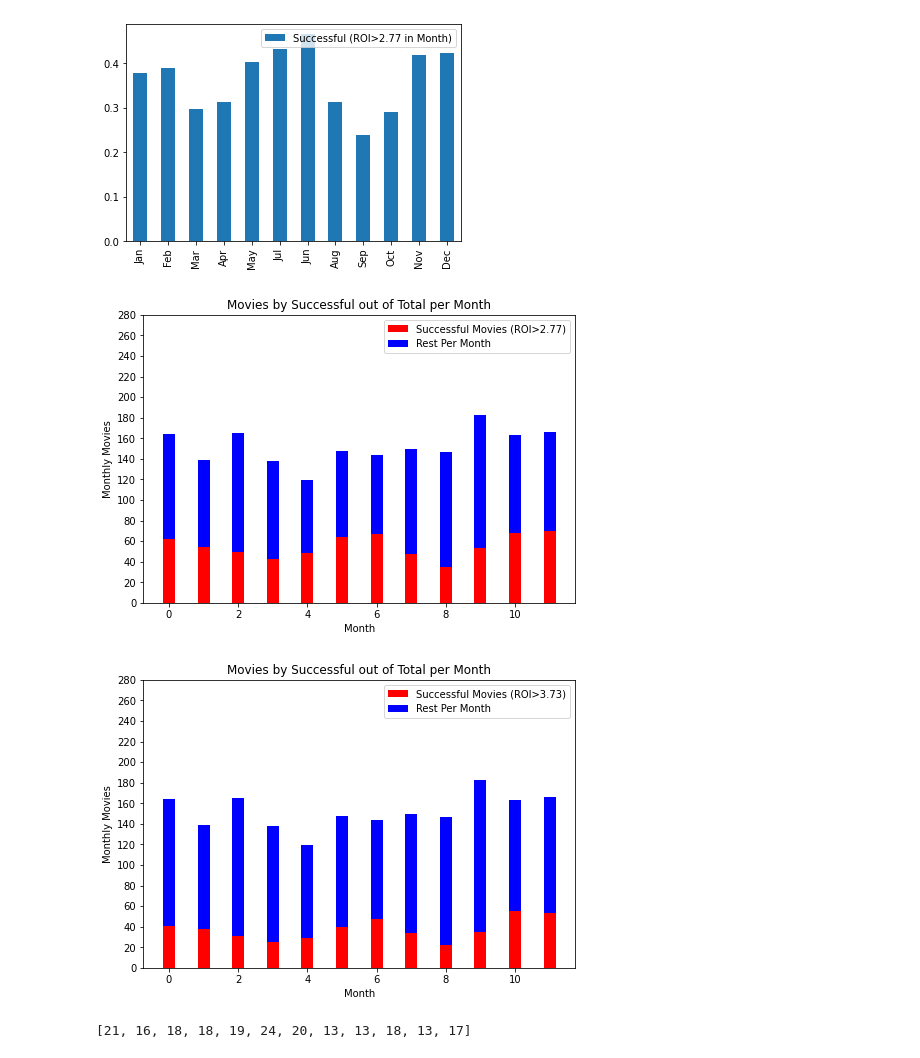
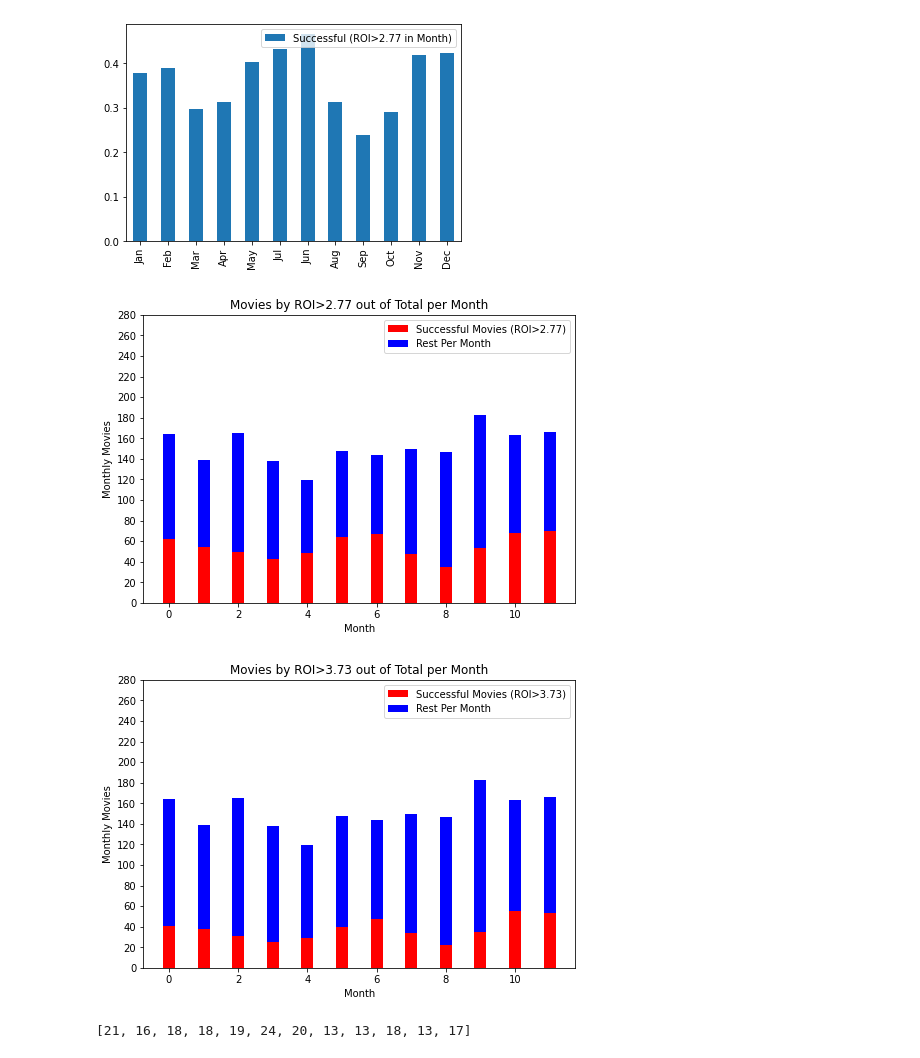
Before and after one commit to cspence001/Boxoffice_Project, a Jupyter notebook: ROI success tests per month.ipynb, the cells around one changed output. Cells and saved outputs as stored; diff of their text form; code cells hidden in the pictures.

Commit message:
Updated Chart Titles

```diff
--- a/ROI success tests per month.ipynb
+++ b/ROI success tests per month.ipynb
@@ -223,35 +223,35 @@ Successful = ([len(jan_df.loc[jan_df["ROI"] >= sroi]),
                len(aug_df.loc[aug_df["ROI"] >= sroi]),
                len(sep_df.loc[sep_df["ROI"] >= sroi]),
                len(oct_df.loc[oct_df["ROI"] >= sroi]),
                len(nov_df.loc[nov_df["ROI"] >= sroi]),
                len(dec_df.loc[dec_df["ROI"] >= sroi])])
 Rest =     ([len(jan_df.loc[jan_df["ROI"] <= sroi]),
                len(feb_df.loc[feb_df["ROI"] <= sroi]),
                len(mar_df.loc[mar_df["ROI"] <= sroi]),
                len(apr_df.loc[apr_df["ROI"] <= sroi]),
                len(may_df.loc[may_df["ROI"] <= sroi]),
                len(jun_df.loc[jun_df["ROI"] <= sroi]),
                len(jul_df.loc[jul_df["ROI"] <= sroi]),
                len(aug_df.loc[aug_df["ROI"] <= sroi]),
                len(sep_df.loc[sep_df["ROI"] <= sroi]),
                len(oct_df.loc[oct_df["ROI"] <= sroi]),
                len(nov_df.loc[nov_df["ROI"] <= sroi]),
                len(dec_df.loc[dec_df["ROI"] <= sroi])])
 
 ind = np.arange(N) # the x locations for the groups
 width = 0.35
 fig = plt.figure()
 ax = fig.add_axes([0,0,1,1])
 ax.bar(ind, Successful, width, color='r')
 ax.bar(ind, Rest, width,bottom=Successful, color='b')
 ax.set_ylabel('Monthly Movies')
 ax.set_xlabel('Month')
-ax.set_title('Movies by Successful out of Total per Month')
+ax.set_title('Movies by ROI>2.77 out of Total per Month')
 ax.set_yticks(np.arange(0, 300, 20))
 ax.legend(labels=['Successful Movies (ROI>2.77)', 'Rest Per Month'])
 plt.show()
 # %% [output]
-[figure, old version]
+[figure, new version]
 # %%
 #Stacked Bar Chart of Successfull Movies ROI<2.77
 sroi = 3.73
@@ -289,12 +289,12 @@ ax.bar(ind, Successful, width, color='r')
 ax.bar(ind, Rest, width,bottom=Successful, color='b')
 ax.set_ylabel('Monthly Movies')
 ax.set_xlabel('Month')
-ax.set_title('Movies by Successful out of Total per Month')
+ax.set_title('Movies by ROI>3.73 out of Total per Month')
 ax.set_yticks(np.arange(0, 300, 20))
 ax.legend(labels=['Successful Movies (ROI>3.73)', 'Rest Per Month'])
 plt.show()
 # %% [output]
-[figure, old version]
+[figure, new version]
 # %%
 diff_list =   [(len(jan_df.loc[jan_df["ROI"] >= ssroi])) - (len(jan_df.loc[jan_df["ROI"] >= sroi])),
     (len(feb_df.loc[feb_df["ROI"] >= ssroi])) - (len(feb_df.loc[feb_df["ROI"] >= sroi])),
```
Also changed, not shown: parts of 3 cells of this notebook.
